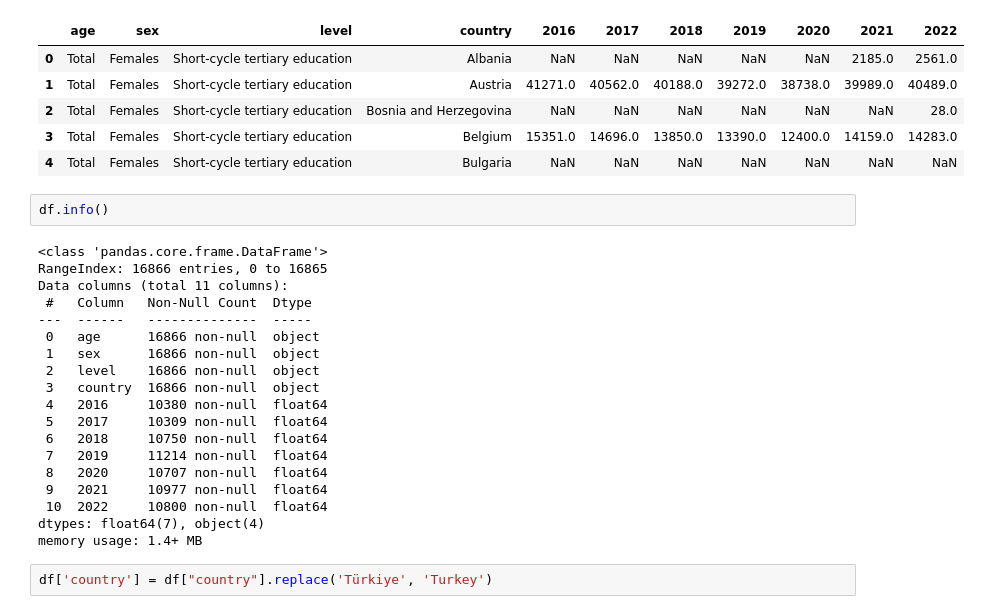
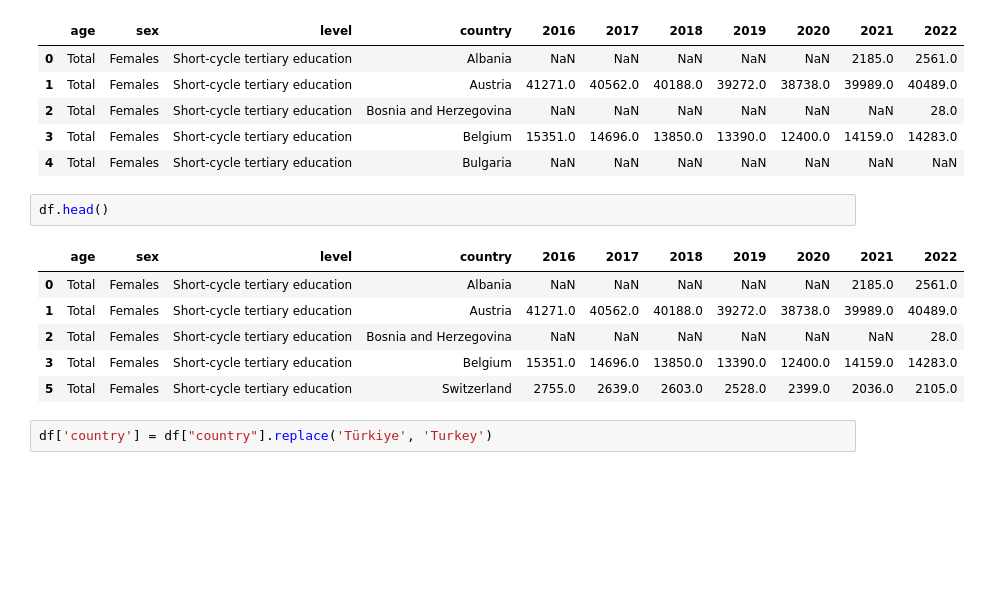
Before and after one commit to ChristianParodi/tristimuli-final-project, a Jupyter notebook: dataset/EDUCATION/preprocess_enrt.ipynb, the cells around one changed output. Cells and saved outputs as stored; diff of their text form; blank space fills up the shorter version.

```diff
--- a/dataset/EDUCATION/preprocess_enrt.ipynb
+++ b/dataset/EDUCATION/preprocess_enrt.ipynb
@@ -77,26 +77,14 @@ df.head()
 | 3 | Total | Females | Short-cycle tertiary education | Belgium | 15351.0 | 14696.0 | 13850.0 | 13390.0 | 12400.0 | 14159.0 | 14283.0 |
 | 4 | Total | Females | Short-cycle tertiary education | Bulgaria | NaN | NaN | NaN | NaN | NaN | NaN | NaN |
 # %%
-df.info()
+df.head()
 # %% [output]
-<class 'pandas.core.frame.DataFrame'>
-RangeIndex: 16866 entries, 0 to 16865
-Data columns (total 11 columns):
- #   Column   Non-Null Count  Dtype
----  ------   --------------  -----
- 0   age      16866 non-null  object
- 1   sex      16866 non-null  object
- 2   level    16866 non-null  object
- 3   country  16866 non-null  object
- 4   2016     10380 non-null  float64
- 5   2017     10309 non-null  float64
- 6   2018     10750 non-null  float64
- 7   2019     11214 non-null  float64
- 8   2020     10707 non-null  float64
- 9   2021     10977 non-null  float64
- 10  2022     10800 non-null  float64
-dtypes: float64(7), object(4)
-memory usage: 1.4+ MB
+|  | age | sex | level | country | 2016 | 2017 | 2018 | 2019 | 2020 | 2021 | 2022 |
+| 0 | Total | Females | Short-cycle tertiary education | Albania | NaN | NaN | NaN | NaN | NaN | 2185.0 | 2561.0 |
+| 1 | Total | Females | Short-cycle tertiary education | Austria | 41271.0 | 40562.0 | 40188.0 | 39272.0 | 38738.0 | 39989.0 | 40489.0 |
+| 2 | Total | Females | Short-cycle tertiary education | Bosnia and Herzegovina | NaN | NaN | NaN | NaN | NaN | NaN | 28.0 |
+| 3 | Total | Females | Short-cycle tertiary education | Belgium | 15351.0 | 14696.0 | 13850.0 | 13390.0 | 12400.0 | 14159.0 | 14283.0 |
+| 5 | Total | Females | Short-cycle tertiary education | Switzerland | 2755.0 | 2639.0 | 2603.0 | 2528.0 | 2399.0 | 2036.0 | 2105.0 |
 # %%
 df['country'] = df["country"].replace('Türkiye', 'Turkey')
 # %%
```
Also changed, not shown: 9 other files.
